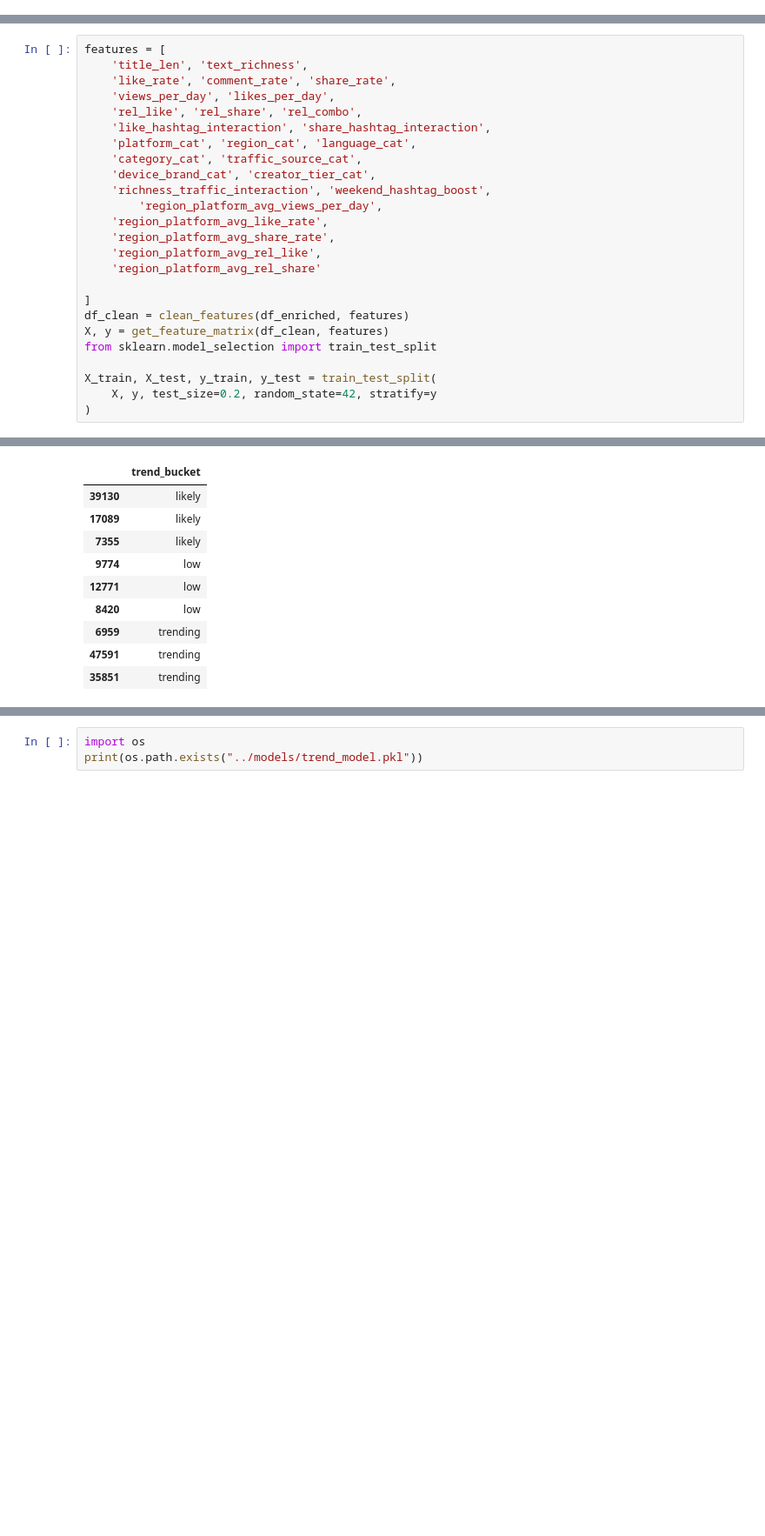
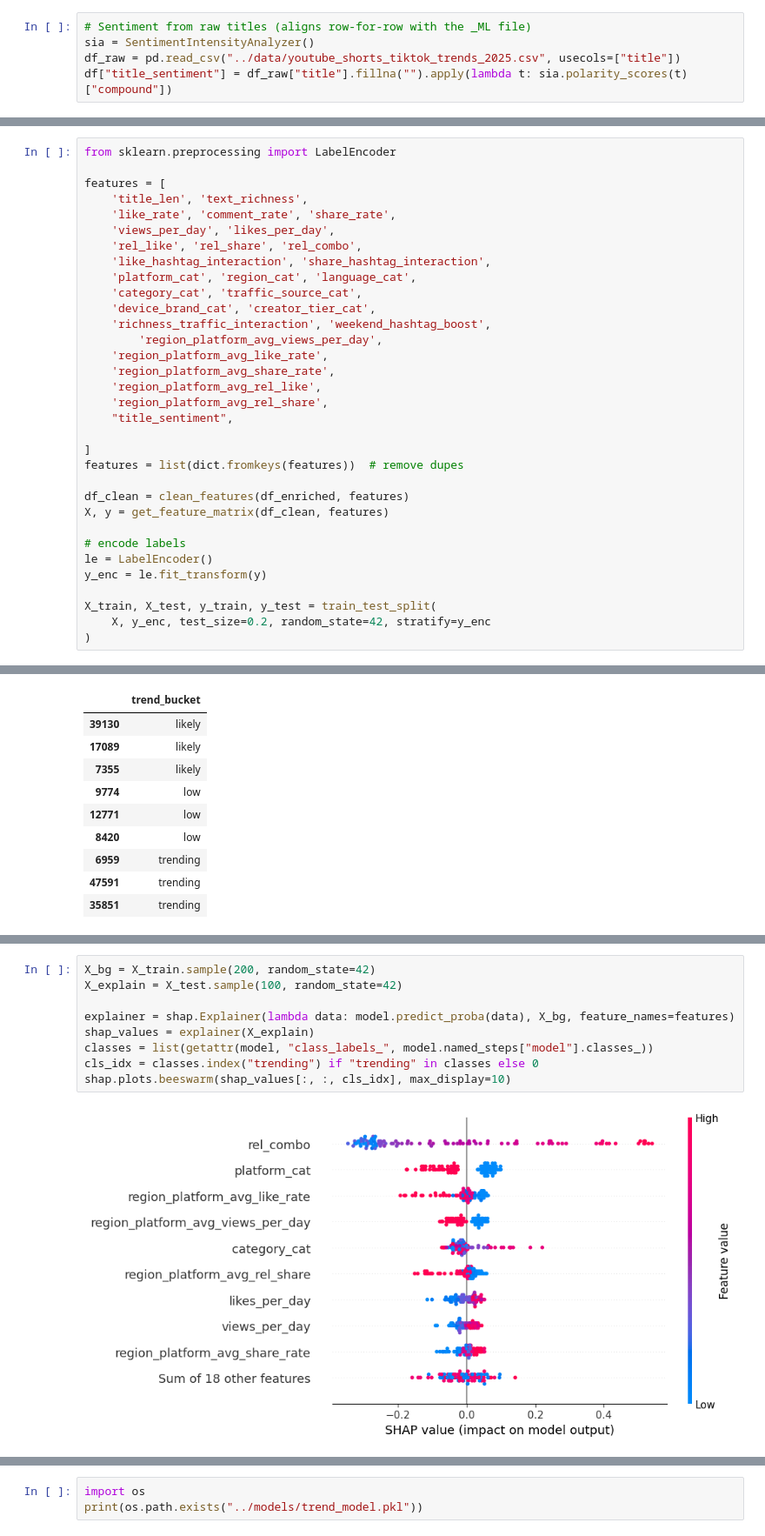
Before and after one commit to akhadem2/Trend-Analysis, a Jupyter notebook: notebooks/02_Modeling.ipynb, the cells around one changed output, grey strips where cells are left out. Shown at 87% size. Cells and saved outputs as stored; diff of their text form; blank space fills up the shorter version.

Commit message:
add XGBoost, cross-validation, smote, feature importance visualization, sentiment analysis

```diff
--- a/notebooks/02_Modeling.ipynb
+++ b/notebooks/02_Modeling.ipynb
@@ -8,5 +14,10 @@ from sklearn.ensemble import RandomForestClassifier
 
 df = pd.read_csv("../data/youtube_shorts_tiktok_trends_2025.csv_ML.csv")
+# %%
+# Sentiment from raw titles (aligns row-for-row with the _ML file)
+sia = SentimentIntensityAnalyzer()
+df_raw = pd.read_csv("../data/youtube_shorts_tiktok_trends_2025.csv", usecols=["title"])
+df["title_sentiment"] = df_raw["title"].fillna("").apply(lambda t: sia.polarity_scores(t)["compound"])
 # %%
 import sys
 sys.path.append("../src")
@@ -78,6 +90,8 @@ df_enriched[['region', 'platform',
 | 3 | Americas | tiktok | 0.125526 | 0.229555 |
 | 4 | Americas | tiktok | 0.125526 | 0.229555 |
 # %%
+from sklearn.preprocessing import LabelEncoder
+
 features = [
     'title_len', 'text_richness',
     'like_rate', 'comment_rate', 'share_rate',
@@ -92,15 +106,21 @@ features = [
     'region_platform_avg_like_rate',
     'region_platform_avg_share_rate',
     'region_platform_avg_rel_like',
-    'region_platform_avg_rel_share'
+    'region_platform_avg_rel_share',
+    "title_sentiment",
 
 ]
+features = list(dict.fromkeys(features))  # remove dupes
+
 df_clean = clean_features(df_enriched, features)
 X, y = get_feature_matrix(df_clean, features)
-from sklearn.model_selection import train_test_split
+
+# encode labels
+le = LabelEncoder()
+y_enc = le.fit_transform(y)
 
 X_train, X_test, y_train, y_test = train_test_split(
-    X, y, test_size=0.2, random_state=42, stratify=y
+    X, y_enc, test_size=0.2, random_state=42, stratify=y_enc
 )
 # %%
 balanced_samples = (
@@ -152,3 +198,14 @@ weighted avg       0.82      0.83      0.82     10000
+# %%
+X_bg = X_train.sample(200, random_state=42)
+X_explain = X_test.sample(100, random_state=42)
+
+explainer = shap.Explainer(lambda data: model.predict_proba(data), X_bg, feature_names=features)
+shap_values = explainer(X_explain)
+classes = list(getattr(model, "class_labels_", model.named_steps["model"].classes_))
+cls_idx = classes.index("trending") if "trending" in classes else 0
+shap.plots.beeswarm(shap_values[:, :, cls_idx], max_display=10)
+# %% [output]
+[figure, added]
 # %%
 from sklearn.ensemble import RandomForestClassifier
 
```
Also changed, not shown: parts of 8 cells of this notebook, 4 other files.
